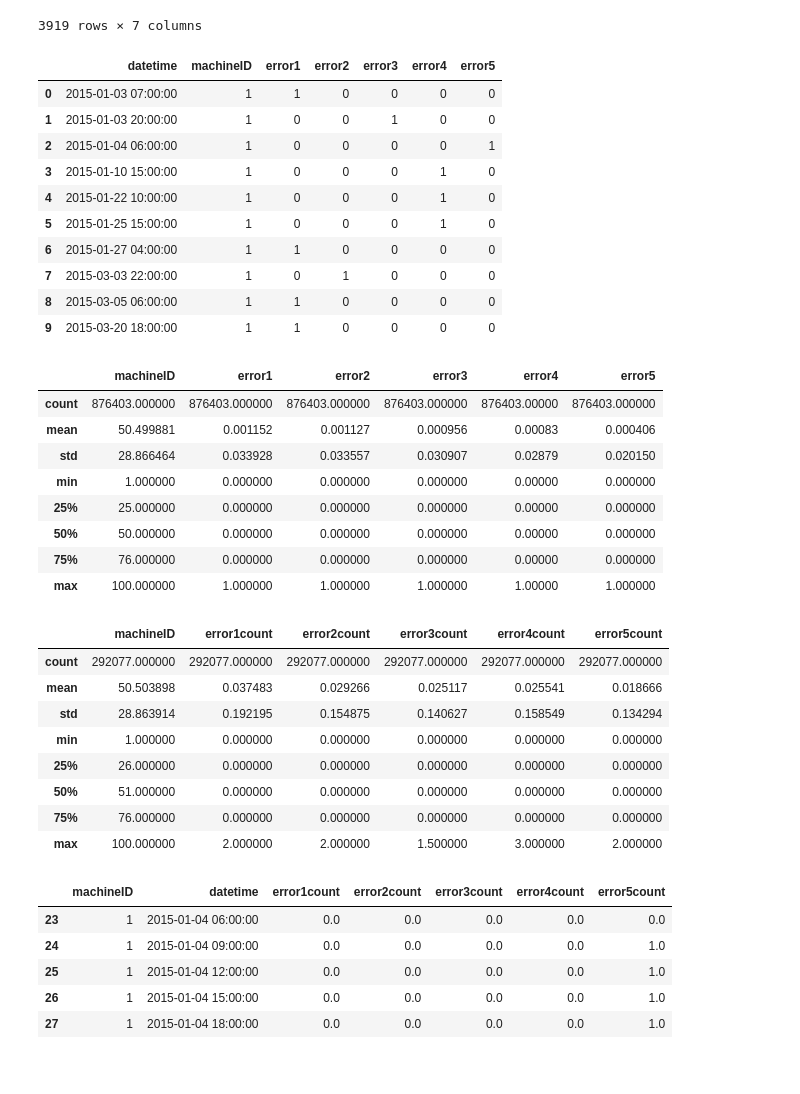
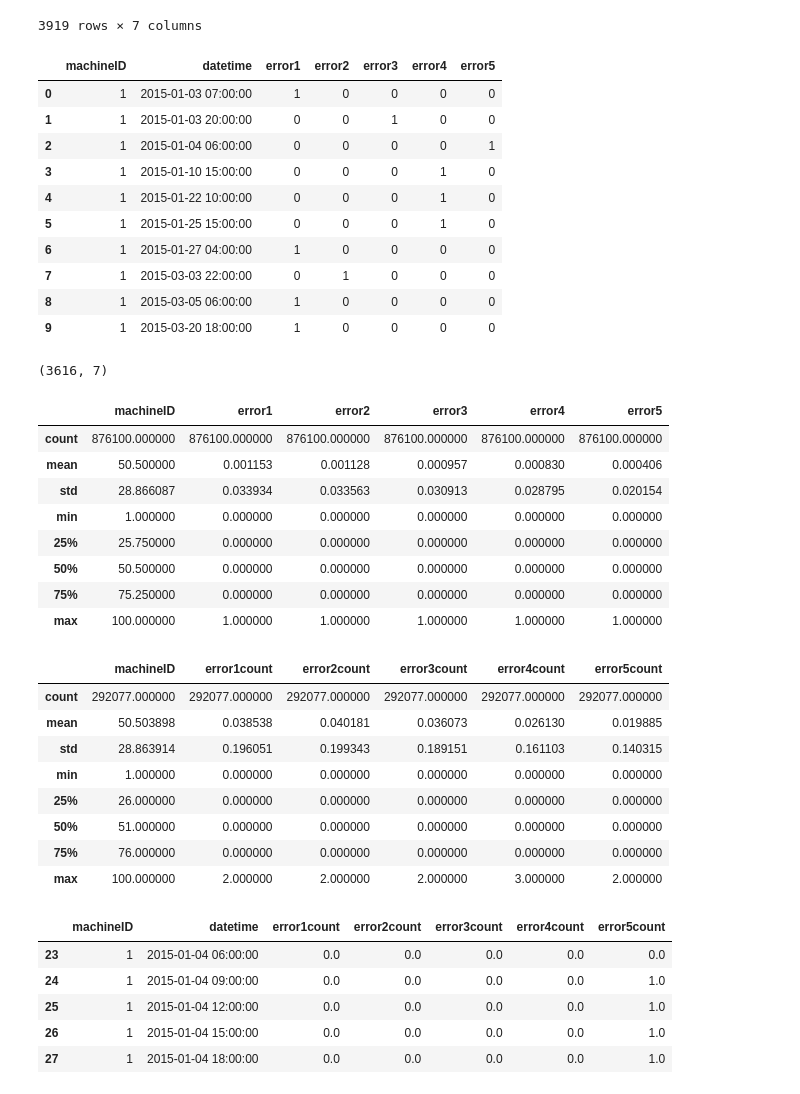
Before and after one commit to gplinkage/Data-Science-ML-AI, a Jupyter notebook: Projects/capstoneproject_final.ipynb, the cells around one changed output. Cells and saved outputs as stored; diff of their text form; code cells hidden in the pictures.

```diff
--- a/Projects/capstoneproject_final.ipynb
+++ b/Projects/capstoneproject_final.ipynb
@@ -1057,49 +1104,52 @@ error_count
 | 3918 | 2015-12-22 03:00:00 | 100 | 0 | 0 | 1 | 0 | 0 |
 3919 rows × 7 columns
 # %%
-error_count.columns = ['datetime', 'machineID',
-                       'error1', 'error2', 'error3', 'error4', 'error5']
+error_count.columns = ['datetime', 'machineID','error1', 'error2', 'error3', 'error4', 'error5']
+
+# combine errors for a given machine in a given hour
+error_count = error_count.groupby(['machineID', 'datetime']).sum().reset_index()
 # %%
 error_count.head(10)
 # %% [output]
-|  | datetime | machineID | error1 | error2 | error3 | error4 | error5 |
-| 0 | 2015-01-03 07:00:00 | 1 | 1 | 0 | 0 | 0 | 0 |
-| 1 | 2015-01-03 20:00:00 | 1 | 0 | 0 | 1 | 0 | 0 |
-| 2 | 2015-01-04 06:00:00 | 1 | 0 | 0 | 0 | 0 | 1 |
-| 3 | 2015-01-10 15:00:00 | 1 | 0 | 0 | 0 | 1 | 0 |
-| 4 | 2015-01-22 10:00:00 | 1 | 0 | 0 | 0 | 1 | 0 |
-| 5 | 2015-01-25 15:00:00 | 1 | 0 | 0 | 0 | 1 | 0 |
-| 6 | 2015-01-27 04:00:00 | 1 | 1 | 0 | 0 | 0 | 0 |
-| 7 | 2015-03-03 22:00:00 | 1 | 0 | 1 | 0 | 0 | 0 |
-| 8 | 2015-03-05 06:00:00 | 1 | 1 | 0 | 0 | 0 | 0 |
-| 9 | 2015-03-20 18:00:00 | 1 | 1 | 0 | 0 | 0 | 0 |
+|  | machineID | datetime | error1 | error2 | error3 | error4 | error5 |
+| 0 | 1 | 2015-01-03 07:00:00 | 1 | 0 | 0 | 0 | 0 |
+| 1 | 1 | 2015-01-03 20:00:00 | 0 | 0 | 1 | 0 | 0 |
+| 2 | 1 | 2015-01-04 06:00:00 | 0 | 0 | 0 | 0 | 1 |
+| 3 | 1 | 2015-01-10 15:00:00 | 0 | 0 | 0 | 1 | 0 |
+| 4 | 1 | 2015-01-22 10:00:00 | 0 | 0 | 0 | 1 | 0 |
+| 5 | 1 | 2015-01-25 15:00:00 | 0 | 0 | 0 | 1 | 0 |
+| 6 | 1 | 2015-01-27 04:00:00 | 1 | 0 | 0 | 0 | 0 |
+| 7 | 1 | 2015-03-03 22:00:00 | 0 | 1 | 0 | 0 | 0 |
+| 8 | 1 | 2015-03-05 06:00:00 | 1 | 0 | 0 | 0 | 0 |
+| 9 | 1 | 2015-03-20 18:00:00 | 1 | 0 | 0 | 0 | 0 |
+# %%
+error_count.shape
+# %% [output]
+(3616, 7)
 # %%
-error_count["datetime"] = pd.to_datetime(error_count['datetime'], format='%Y-%m-%d %H:%M:%S')
-
 error_count = Telemetry[['datetime', 'machineID']].merge(
     error_count, on=['machineID', 'datetime'], how='left').fillna(0.0)
 error_count.describe()
 # %% [output]
 |  | machineID | error1 | error2 | error3 | error4 | error5 |
-| count | 876403.000000 | 876403.000000 | 876403.000000 | 876403.000000 | 876403.00000 | 876403.000000 |
-| mean | 50.499881 | 0.001152 | 0.001127 | 0.000956 | 0.00083 | 0.000406 |
-| std | 28.866464 | 0.033928 | 0.033557 | 0.030907 | 0.02879 | 0.020150 |
-| min | 1.000000 | 0.000000 | 0.000000 | 0.000000 | 0.00000 | 0.000000 |
-| 25% | 25.000000 | 0.000000 | 0.000000 | 0.000000 | 0.00000 | 0.000000 |
-| 50% | 50.000000 | 0.000000 | 0.000000 | 0.000000 | 0.00000 | 0.000000 |
-| 75% | 76.000000 | 0.000000 | 0.000000 | 0.000000 | 0.00000 | 0.000000 |
-| max | 100.000000 | 1.000000 | 1.000000 | 1.000000 | 1.00000 | 1.000000 |
+| count | 876100.000000 | 876100.000000 | 876100.000000 | 876100.000000 | 876100.000000 | 876100.000000 |
+| mean | 50.500000 | 0.001153 | 0.001128 | 0.000957 | 0.000830 | 0.000406 |
+| std | 28.866087 | 0.033934 | 0.033563 | 0.030913 | 0.028795 | 0.020154 |
+| min | 1.000000 | 0.000000 | 0.000000 | 0.000000 | 0.000000 | 0.000000 |
+| 25% | 25.750000 | 0.000000 | 0.000000 | 0.000000 | 0.000000 | 0.000000 |
+| 50% | 50.500000 | 0.000000 | 0.000000 | 0.000000 | 0.000000 | 0.000000 |
+| 75% | 75.250000 | 0.000000 | 0.000000 | 0.000000 | 0.000000 | 0.000000 |
+| max | 100.000000 | 1.000000 | 1.000000 | 1.000000 | 1.000000 | 1.000000 |
 # %%
 temp = []
 fields = ['error%d' % i for i in range(1, 6)]
 for col in fields:
-    temp.append(pd.pivot_table(error_count,
-                                              index='datetime',
-                                              columns='machineID',
-                                              values=col).resample('3H',
-                                                                               closed='left',
-                                                                               label='right',
-                                                                               ).first().unstack().rolling(window=24, center=False).sum())
+    temp.append(
+        pd.pivot_table(error_count, index='datetime', columns='machineID', values=col)
+        .resample('3H', closed='left', label='right').first()
+        .unstack().rolling(window=24, center=False).sum()
+    )
+
 error_count = pd.concat(temp, axis=1)
 error_count.columns = [i + 'count' for i in fields]
 error_count.reset_index(inplace=True)
@@ -1108,13 +1158,13 @@ error_count.describe()
 # %% [output]
 |  | machineID | error1count | error2count | error3count | error4count | error5count |
 | count | 292077.000000 | 292077.000000 | 292077.000000 | 292077.000000 | 292077.000000 | 292077.000000 |
-| mean | 50.503898 | 0.037483 | 0.029266 | 0.025117 | 0.025541 | 0.018666 |
-| std | 28.863914 | 0.192195 | 0.154875 | 0.140627 | 0.158549 | 0.134294 |
+| mean | 50.503898 | 0.038538 | 0.040181 | 0.036073 | 0.026130 | 0.019885 |
+| std | 28.863914 | 0.196051 | 0.199343 | 0.189151 | 0.161103 | 0.140315 |
 | min | 1.000000 | 0.000000 | 0.000000 | 0.000000 | 0.000000 | 0.000000 |
 | 25% | 26.000000 | 0.000000 | 0.000000 | 0.000000 | 0.000000 | 0.000000 |
 | 50% | 51.000000 | 0.000000 | 0.000000 | 0.000000 | 0.000000 | 0.000000 |
 | 75% | 76.000000 | 0.000000 | 0.000000 | 0.000000 | 0.000000 | 0.000000 |
-| max | 100.000000 | 2.000000 | 2.000000 | 1.500000 | 3.000000 | 2.000000 |
+| max | 100.000000 | 2.000000 | 2.000000 | 2.000000 | 3.000000 | 2.000000 |
 # %%
 error_count.head()
 # %% [output]
```
Also changed, not shown: parts of 56 cells of this notebook.
